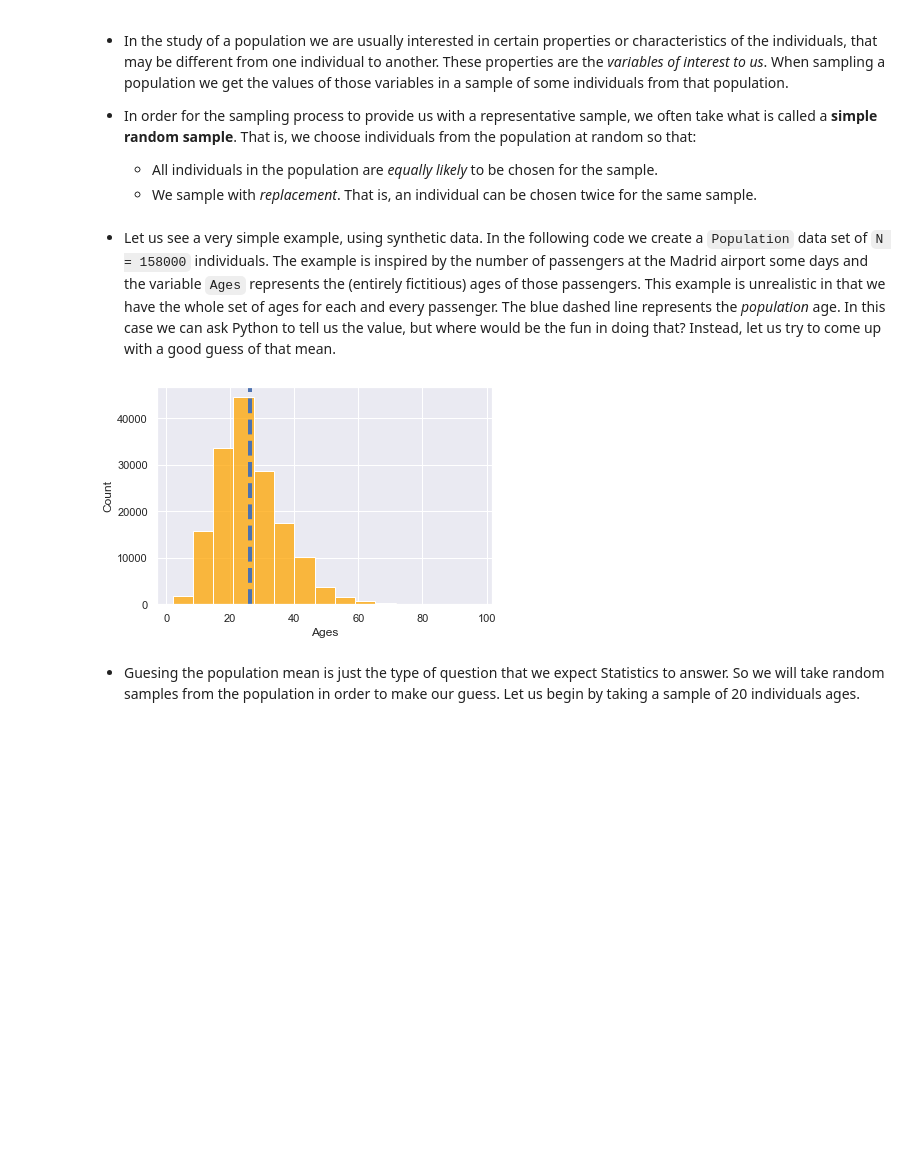
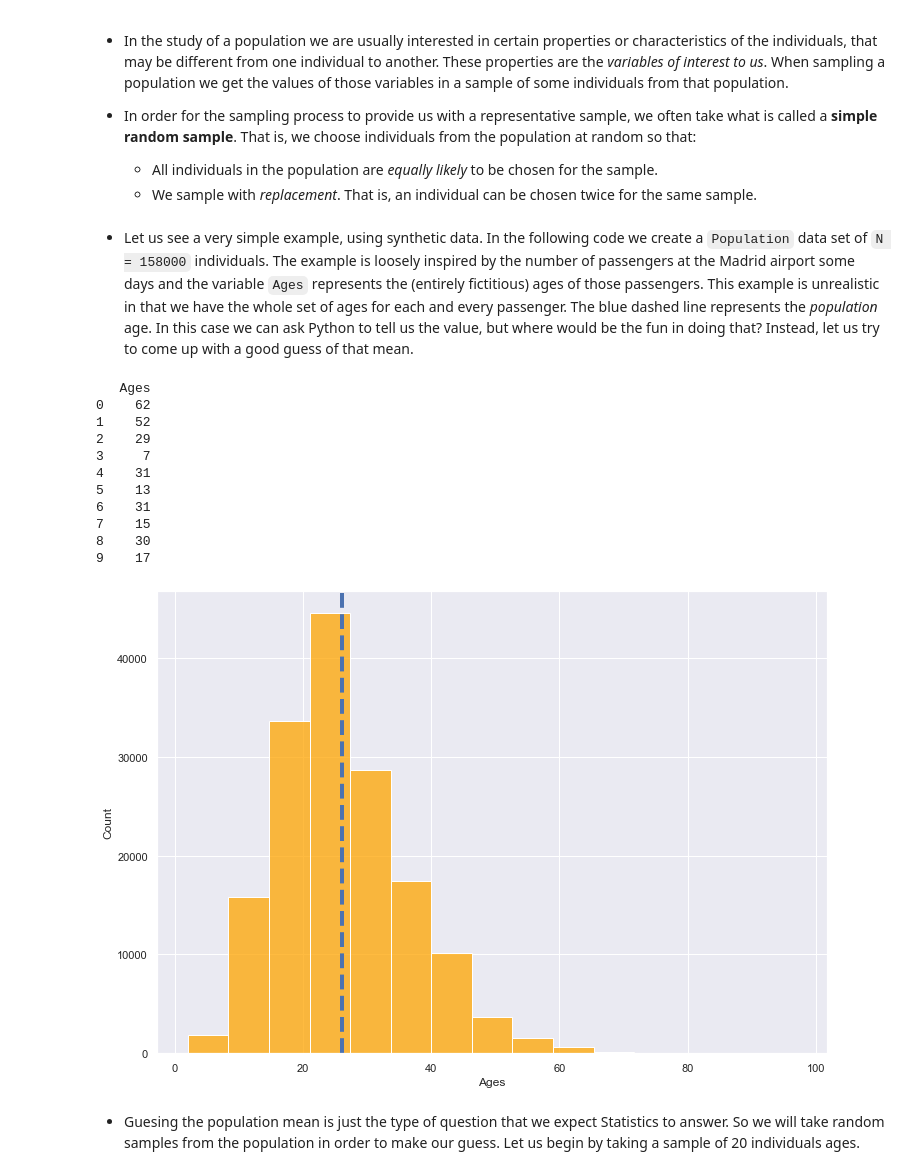
Before and after one commit to mbdfmad/fmad2223, a Jupyter notebook: 03-Probability.ipynb, the cells around one changed output. Cells and saved outputs as stored; diff of their text form; code cells hidden in the pictures; blank space fills up the shorter version.

```diff
--- a/03-Probability.ipynb
+++ b/03-Probability.ipynb
@@ -48,22 +48,33 @@ import scipy as scp
     + All individuals in the population are *equally likely* to be chosen for the sample.
     + We sample with *replacement*. That is, an individual can be chosen twice for the same sample.
 # %% [markdown]
-+ Let us see a very simple example, using synthetic data. In the following code we create a `Population` data set of `N = 158000` individuals. The example is inspired by the number of passengers at the Madrid airport some days and the variable `Ages` represents the (entirely fictitious) ages of those passengers. This example is unrealistic in that we have the whole set of ages for each and every passenger. The blue dashed line represents the *population* age. In this case we can ask Python to tell us the value, but where would be the fun in doing that? Instead, let us try to come up with a good guess of that mean.
++ Let us see a very simple example, using synthetic data. In the following code we create a `Population` data set of `N = 158000` individuals. The example is loosely inspired by the number of passengers at the Madrid airport some days and the variable `Ages` represents the (entirely fictitious) ages of those passengers. This example is unrealistic in that we have the whole set of ages for each and every passenger. The blue dashed line represents the *population* age. In this case we can ask Python to tell us the value, but where would be the fun in doing that? Instead, let us try to come up with a good guess of that mean.
 # %%
 sns.set(rc={'figure.figsize':(12, 8.5)})
 
 rng = np.random.default_rng(2022) # seed for reproducibility
 
 N = 158000
 Ages = np.rint(2 * rng.chisquare(df = 13, size = N)).astype(int)
 Population = pd.DataFrame({'Ages':Ages})
 
-Population.head(10)
+print(Population.head(10))
 
 sns.histplot(data = Population, x = 'Ages', bins=15, color = "orange")
 getPlot = plt.axvline(x = Population.Ages.mean(), linewidth = 4, linestyle='--')
 # %% [output]
+   Ages
+0    62
+1    52
+2    29
+3     7
+4    31
+5    13
+6    31
+7    15
+8    30
+9    17
-[figure, old version]
+[figure, new version]
 # %% [markdown]
 + Guesing the population mean is just the type of question that we expect Statistics to answer. So we will take random samples from the population in order to make our guess. Let us begin by taking a sample of 20 individuals ages.
 # %%
```
Also changed, not shown: parts of 7 cells of this notebook, 3 other files.
